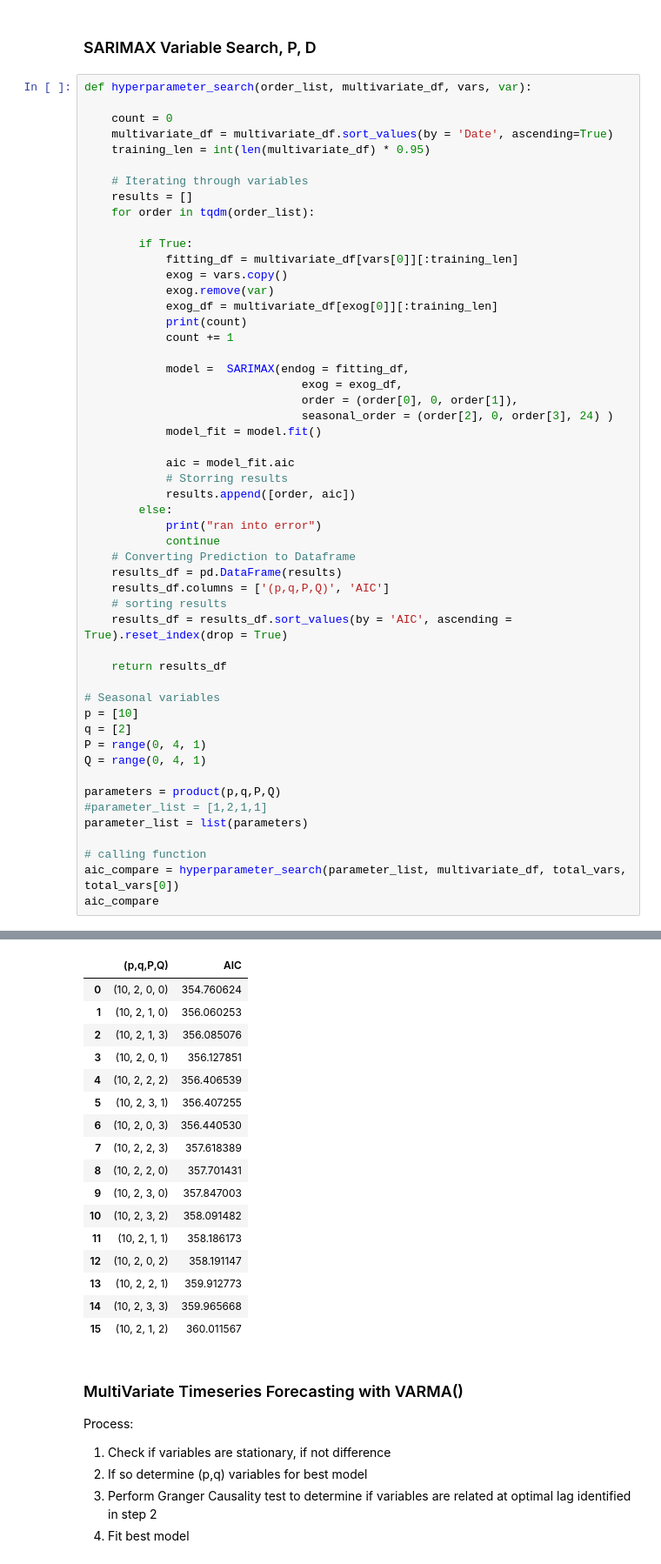
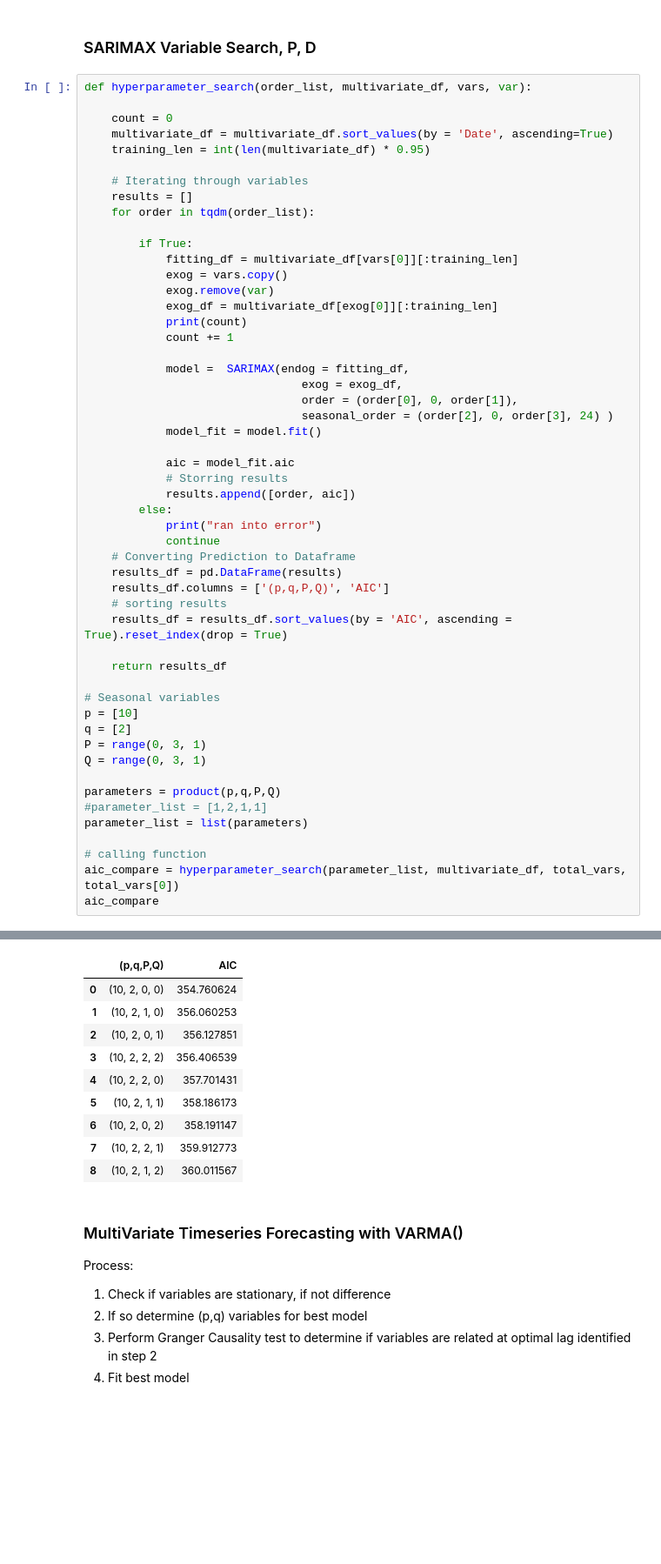
Before and after one commit to pinstripezebra/Air-Polution-Forecasting, a Jupyter notebook: aggregate_analysis.ipynb, the cells around one changed output, grey strips where cells are left out. Shown at 87% size. Saved outputs shown, nothing was run; the diff lists cells and outputs as text; blank space fills up the shorter version.

```diff
--- a/aggregate_analysis.ipynb
+++ b/aggregate_analysis.ipynb
@@ -639,8 +639,8 @@ def hyperparameter_search(order_list, multivariate_df, vars, var):
 # Seasonal variables
 p = [10]
 q = [2]
-P = range(0, 4, 1)
-Q = range(0, 4, 1)
+P = range(0, 3, 1)
+Q = range(0, 3, 1)
 
 parameters = product(p,q,P,Q)
 #parameter_list = [1,2,1,1]
@@ -669,20 +662,13 @@ aic_compare
 |  | (p,q,P,Q) | AIC |
 | 0 | (10, 2, 0, 0) | 354.760624 |
 | 1 | (10, 2, 1, 0) | 356.060253 |
-| 2 | (10, 2, 1, 3) | 356.085076 |
-| 3 | (10, 2, 0, 1) | 356.127851 |
-| 4 | (10, 2, 2, 2) | 356.406539 |
-| 5 | (10, 2, 3, 1) | 356.407255 |
-| 6 | (10, 2, 0, 3) | 356.440530 |
-| 7 | (10, 2, 2, 3) | 357.618389 |
-| 8 | (10, 2, 2, 0) | 357.701431 |
-| 9 | (10, 2, 3, 0) | 357.847003 |
-| 10 | (10, 2, 3, 2) | 358.091482 |
-| 11 | (10, 2, 1, 1) | 358.186173 |
-| 12 | (10, 2, 0, 2) | 358.191147 |
-| 13 | (10, 2, 2, 1) | 359.912773 |
-| 14 | (10, 2, 3, 3) | 359.965668 |
-| 15 | (10, 2, 1, 2) | 360.011567 |
+| 2 | (10, 2, 0, 1) | 356.127851 |
+| 3 | (10, 2, 2, 2) | 356.406539 |
+| 4 | (10, 2, 2, 0) | 357.701431 |
+| 5 | (10, 2, 1, 1) | 358.186173 |
+| 6 | (10, 2, 0, 2) | 358.191147 |
+| 7 | (10, 2, 2, 1) | 359.912773 |
+| 8 | (10, 2, 1, 2) | 360.011567 |
 # %% [markdown]
 ### MultiVariate Timeseries Forecasting with VARMA()
 
```
Also changed, not shown: parts of 7 cells of this notebook, 1 other file.
